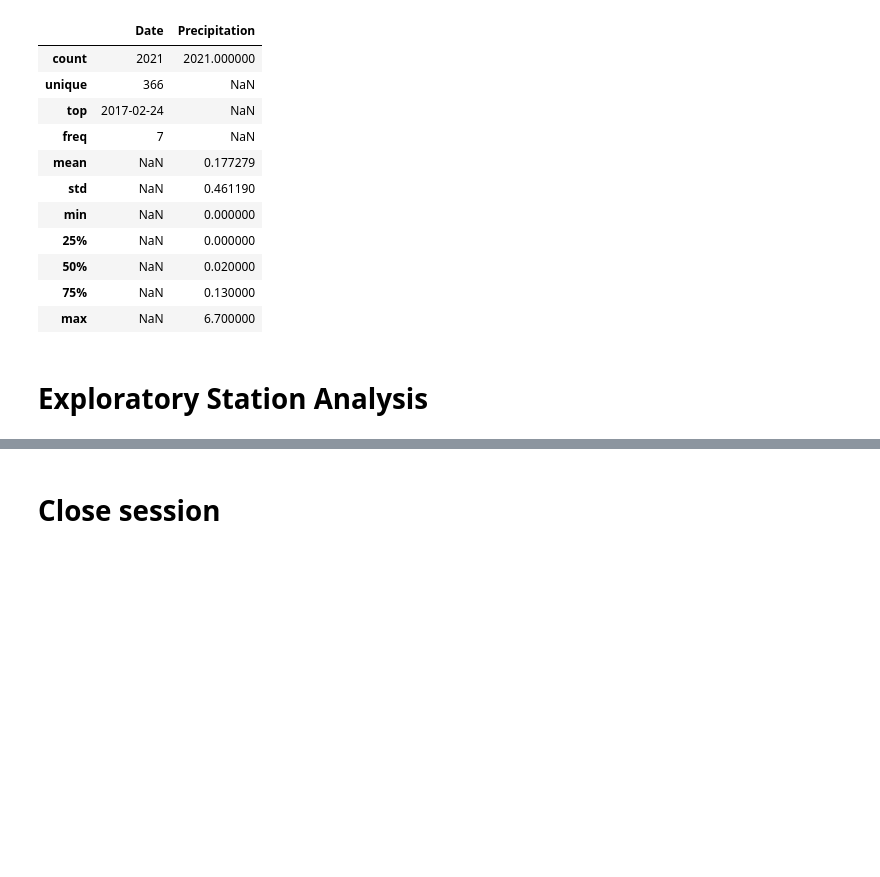
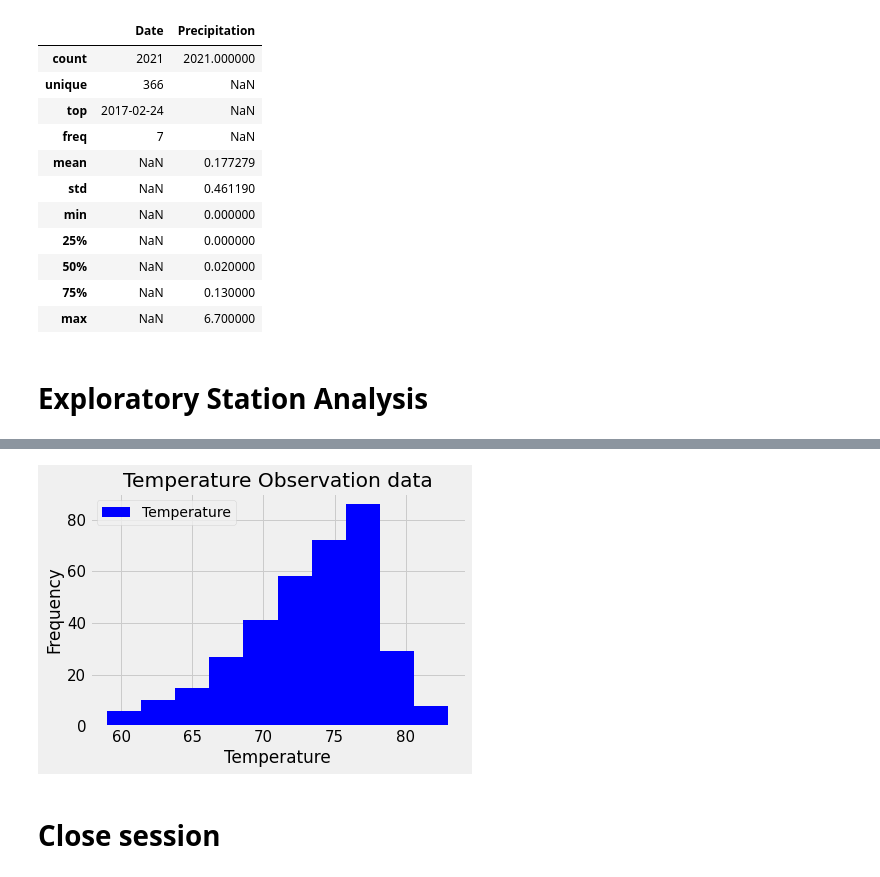
Before and after one commit to mandie021/sqlalchemy-challenge, a Jupyter notebook: climate_starter.ipynb, the cells around one changed output, grey strips where cells are left out. Saved outputs shown, nothing was run; the diff lists cells and outputs as text; code cells hidden in the pictures; blank space fills up the shorter version.

```diff
--- a/climate_starter.ipynb
+++ b/climate_starter.ipynb
@@ -107,3 +122,11 @@ clean_prcp_year.describe(include = 'all')
 # %%
 # Using the most active station id
 # Query the last 12 months of temperature observation data for this station and plot the results as a histogram
+active_station = session.query(Measurement.station, Measurement.date, Measurement.tobs).\
+        filter(Measurement.station == 'USC00519281').\
+        filter(Measurement.date >= year).\
+        order_by(Measurement.date).all()
+# %%
+#make into df
+active_station = pd.DataFrame(active_station, columns = ["Station", "Date", "Temperature"])
+active_station.describe()
@@ -110,3 +143,15 @@ clean_prcp_year.describe(include = 'all')
+# %%
+# Query the last 12 months of temperature observation data for this station and plot the results as a histogram
+active_station['Temperature'].plot(kind='hist',
+                  title = "Temperature Observation data",
+                  fontsize=15,
+                  color= 'b',
+                  legend=True)
+plt.xlabel("Temperature")
+plt.ylabel("Frequency")
+plt.show()
+# %% [output]
+[figure, added]
 # %% [markdown]
 # Close session
 # %%
```
Also changed, not shown: parts of 3 cells of this notebook.
